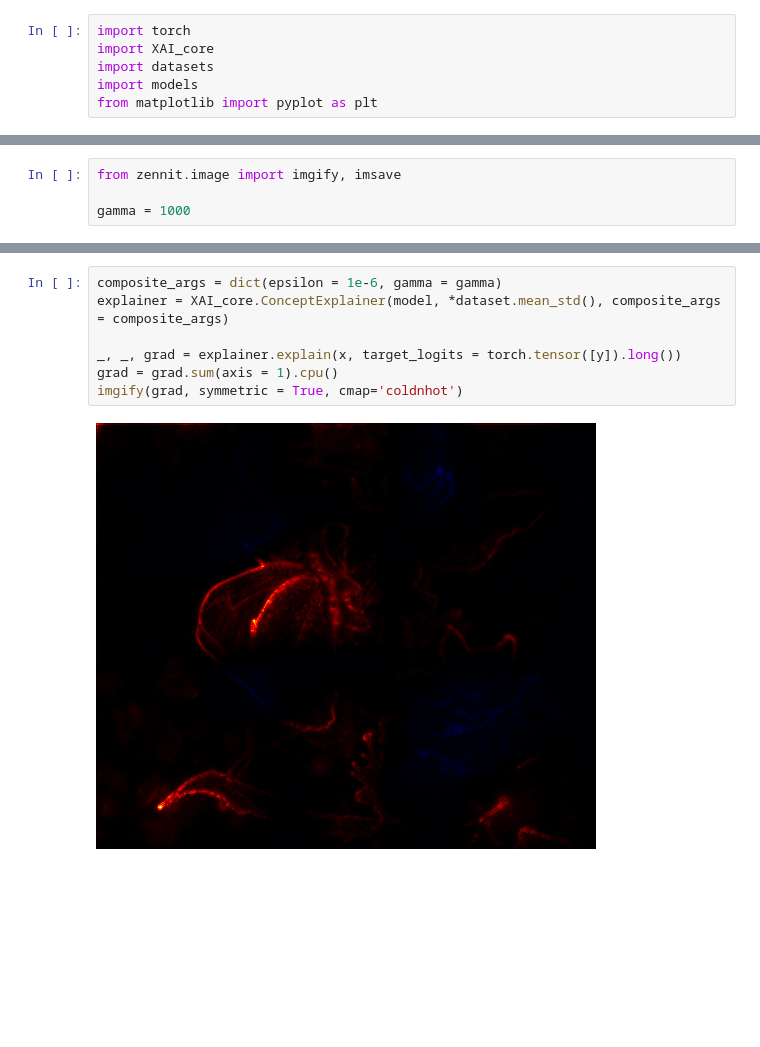
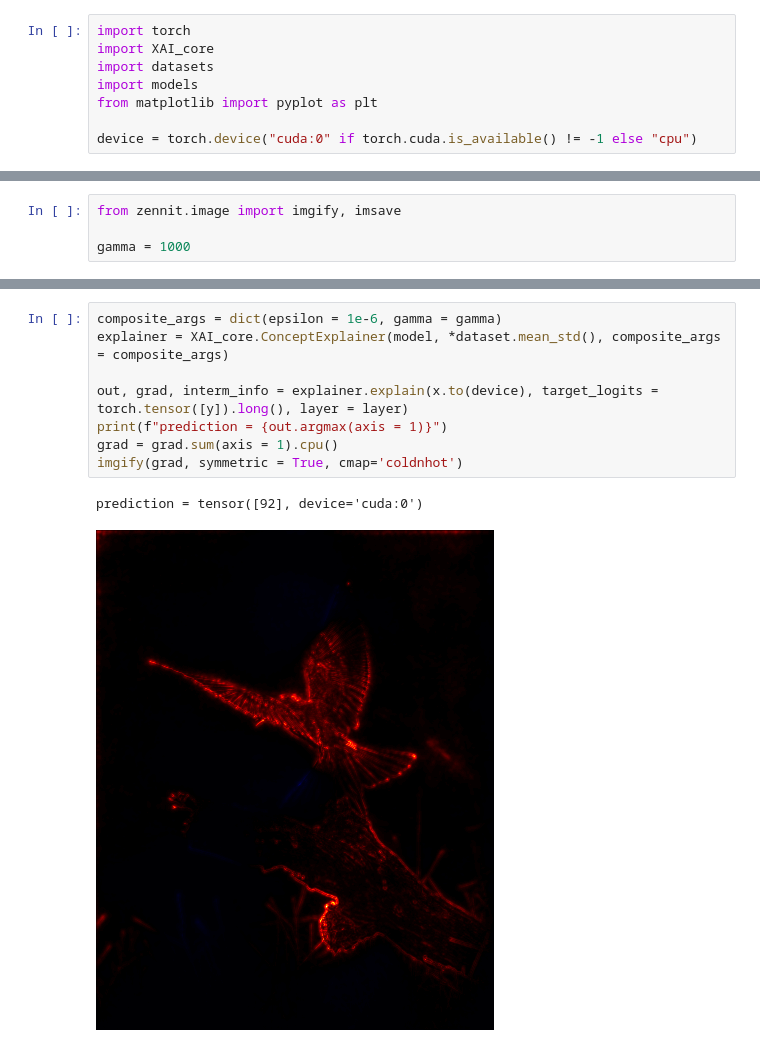
Before and after one commit to ManuelWelte/XAI_webapp, a Jupyter notebook: backend/Experiments.ipynb, the cells around one changed output, grey strips where cells are left out. Cells and saved outputs as stored; diff of their text form; blank space fills up the shorter version.

Commit message:
Backend: Explaining with regard to a given channel

```diff
--- a/backend/Experiments.ipynb
+++ b/backend/Experiments.ipynb
@@ -4,6 +4,8 @@ import XAI_core
 import datasets
 import models
 from matplotlib import pyplot as plt
+
+device = torch.device("cuda:0" if torch.cuda.is_available() != -1 else "cpu")
 # %%
 %load_ext autoreload
 %autoreload 2
@@ -43,9 +56,11 @@ tensor([324])
-# %%
-composite_args = dict(epsilon = 1e-6, gamma = gamma)
-explainer = XAI_core.ConceptExplainer(model, *dataset.mean_std(), composite_args = composite_args)
-
-_, _, grad = explainer.explain(x, target_logits = torch.tensor([y]).long())
-grad = grad.sum(axis = 1).cpu()
-imgify(grad, symmetric = True, cmap='coldnhot')
-# %% [output]
-[figure, removed]
+# %%
+composite_args = dict(epsilon = 1e-6, gamma = gamma)
+explainer = XAI_core.ConceptExplainer(model, *dataset.mean_std(), composite_args = composite_args)
+
+out, grad, interm_info = explainer.explain(x.to(device), target_logits = torch.tensor([y]).long(), layer = layer)
+print(f"prediction = {out.argmax(axis = 1)}")
+grad = grad.sum(axis = 1).cpu()
+imgify(grad, symmetric = True, cmap='coldnhot')
+# %% [output]
+prediction = tensor([92], device='cuda:0')
+[figure, added]
```
Also changed, not shown: parts of 7 cells of this notebook, 1 other file.
